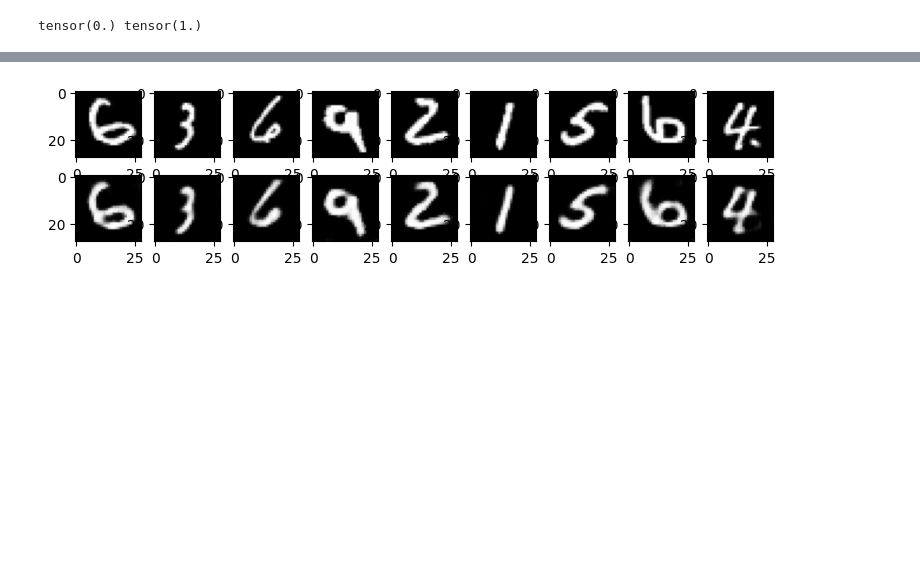
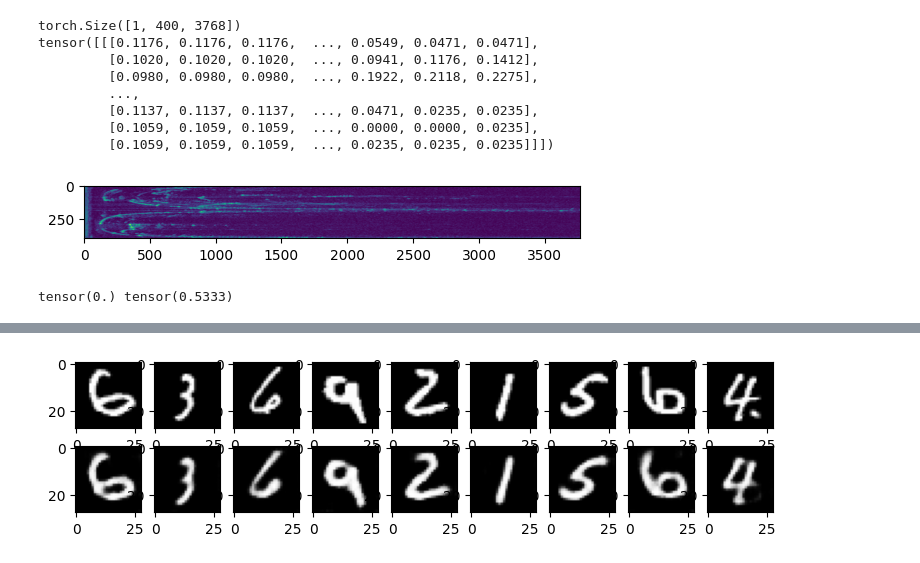
Before and after one commit to fraser148/FMCW-radar-analysis, a Jupyter notebook: radar_convolutional_autoencoder.ipynb, the cells around one changed output, grey strips where cells are left out. Cells and saved outputs as stored; diff of their text form; code cells hidden in the pictures; blank space fills up the shorter version.

Commit message:
Adding radar dataset loader

```diff
--- a/radar_convolutional_autoencoder.ipynb
+++ b/radar_convolutional_autoencoder.ipynb
@@ -7,15 +12,28 @@ import matplotlib.pyplot as plt
 # %%
 transform = transforms.ToTensor()
 
-mnist_data = datasets.MNIST(root="./data", train=True, download=True, transform=transform)
+radar_data = RadarDataset(root="./data/2019-01-10-14-36-48-radar-oxford-10k-partial", transform=transform)
 
-data_loader = torch.utils.data.DataLoader(dataset=mnist_data, batch_size=64, shuffle=True)
+data_loader = torch.utils.data.DataLoader(dataset=radar_data, batch_size=12, shuffle=True)
 # %%
 dataiter = iter(data_loader)
-images, labels = next(dataiter)
+images = next(dataiter)
+print((images[0].size()))
+print(images[0])
+plt.imshow(images[0][0])
+plt.show()
 print(torch.min(images), torch.max(images))
 # %% [output]
-tensor(0.) tensor(1.)
+torch.Size([1, 400, 3768])
+tensor([[[0.1176, 0.1176, 0.1176,  ..., 0.0549, 0.0471, 0.0471],
+         [0.1020, 0.1020, 0.1020,  ..., 0.0941, 0.1176, 0.1412],
+         [0.0980, 0.0980, 0.0980,  ..., 0.1922, 0.2118, 0.2275],
+         ...,
+         [0.1137, 0.1137, 0.1137,  ..., 0.0471, 0.0235, 0.0235],
+         [0.1059, 0.1059, 0.1059,  ..., 0.0000, 0.0000, 0.0235],
+         [0.1059, 0.1059, 0.1059,  ..., 0.0235, 0.0235, 0.0235]]])
+[figure, added]
+tensor(0.) tensor(0.5333)
 # %%
 class AE(nn.Module):
   def __init__(self):
```
Also changed, not shown: parts of 4 cells of this notebook, 2 other files.
